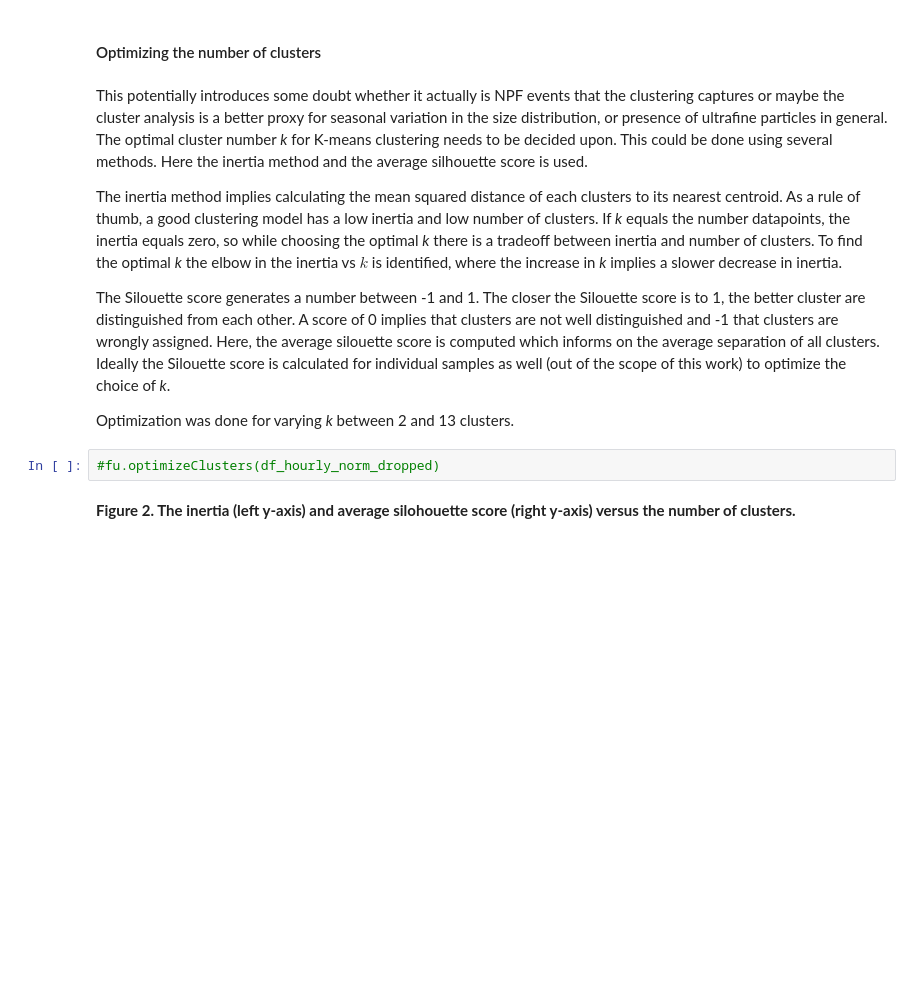
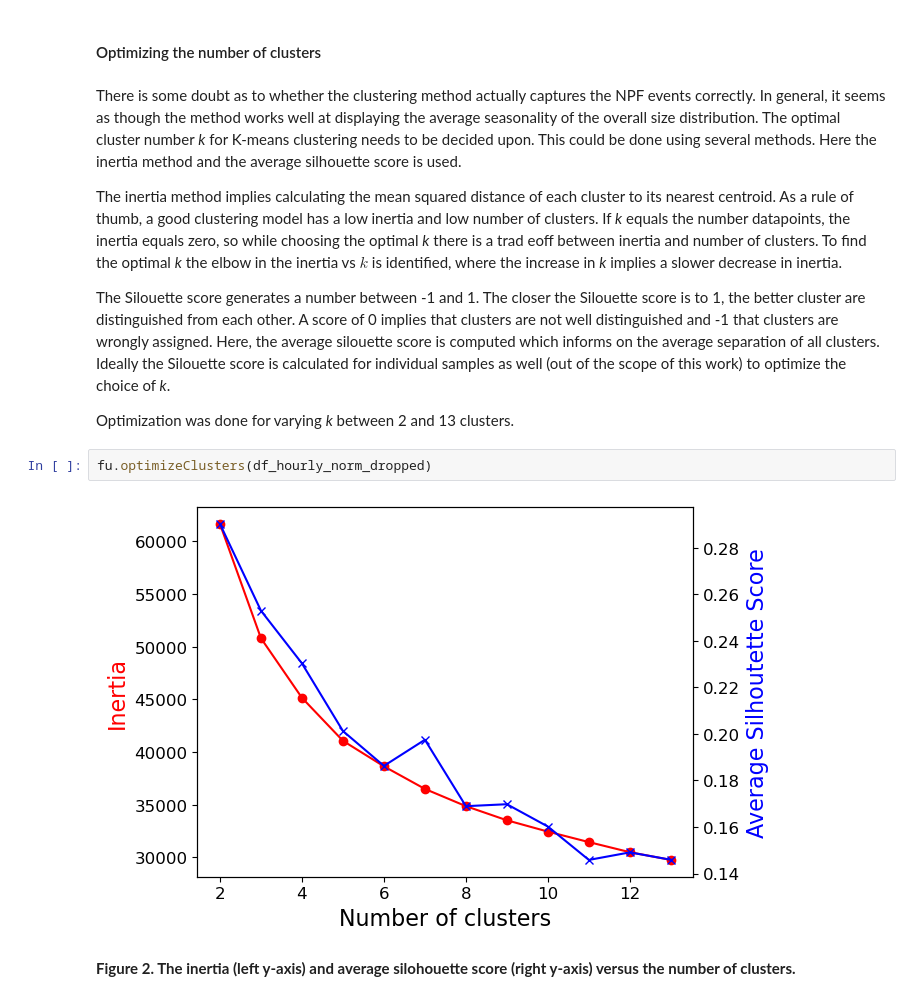
Before and after one commit to eScience-course/Tjaernoe2022-group3, a Jupyter notebook: notebooks/ReportLovisaFirstDraftRevision.ipynb, the cells around one changed output. Drawn from its saved outputs; the diff is of its cells as text; blank space fills up the shorter version.

```diff
--- a/notebooks/ReportLovisaFirstDraftRevision.ipynb
+++ b/notebooks/ReportLovisaFirstDraftRevision.ipynb
@@ -140,16 +144,18 @@ df_hourly_norm_dropped = df_hourly_norm_dropped.drop \
 # %% [markdown]
 #### Optimizing the number of clusters
 # %% [markdown]
-This potentially introduces some doubt whether it actually is NPF events that the clustering captures or maybe the cluster analysis is a better proxy for seasonal variation in the size distribution, or presence of ultrafine particles in general.
+There is some doubt as to whether the clustering method actually captures the NPF events correctly.  In general, it seems as though the method works well at displaying the average seasonality of the overall size distribution.
 The optimal cluster number *k* for K-means clustering needs to be decided upon. This could be done using several methods. Here the inertia method and the average silhouette score is used.
 
-The inertia method implies calculating the mean squared distance of each clusters to its nearest centroid. As a rule of thumb, a good clustering model has a low inertia and low number of clusters. If *k* equals the number datapoints, the inertia equals zero, so while choosing the optimal *k* there is a tradeoff between inertia and number of clusters. To find the optimal *k* the elbow in the inertia vs $k$ is identified, where the increase in *k* implies a slower decrease in inertia.
+The inertia method implies calculating the mean squared distance of each cluster to its nearest centroid. As a rule of thumb, a good clustering model has a low inertia and low number of clusters. If *k* equals the number datapoints, the inertia equals zero, so while choosing the optimal *k* there is a trad eoff between inertia and number of clusters. To find the optimal *k* the elbow in the inertia vs $k$ is identified, where the increase in *k* implies a slower decrease in inertia.
 
 The Silouette score generates a number between -1 and 1. The closer the Silouette score is to 1, the better cluster are distinguished from each other. A score of 0 implies that clusters are not well distinguished and -1 that clusters are wrongly assigned. Here, the average silouette score is computed which informs on the average separation of all clusters. Ideally the Silouette score is calculated for individual samples as well (out of the scope of this work) to optimize the choice of *k*.
 
 Optimization was done for varying *k* between 2 and 13 clusters.
 # %%
-#fu.optimizeClusters(df_hourly_norm_dropped)
+fu.optimizeClusters(df_hourly_norm_dropped)
+# %% [output]
+[figure, added]
 # %% [markdown]
 **Figure 2. The inertia (left y-axis) and average silohouette score (right y-axis) versus the number of clusters.**
 # %% [markdown]
```
Also changed, not shown: parts of 19 cells of this notebook.
